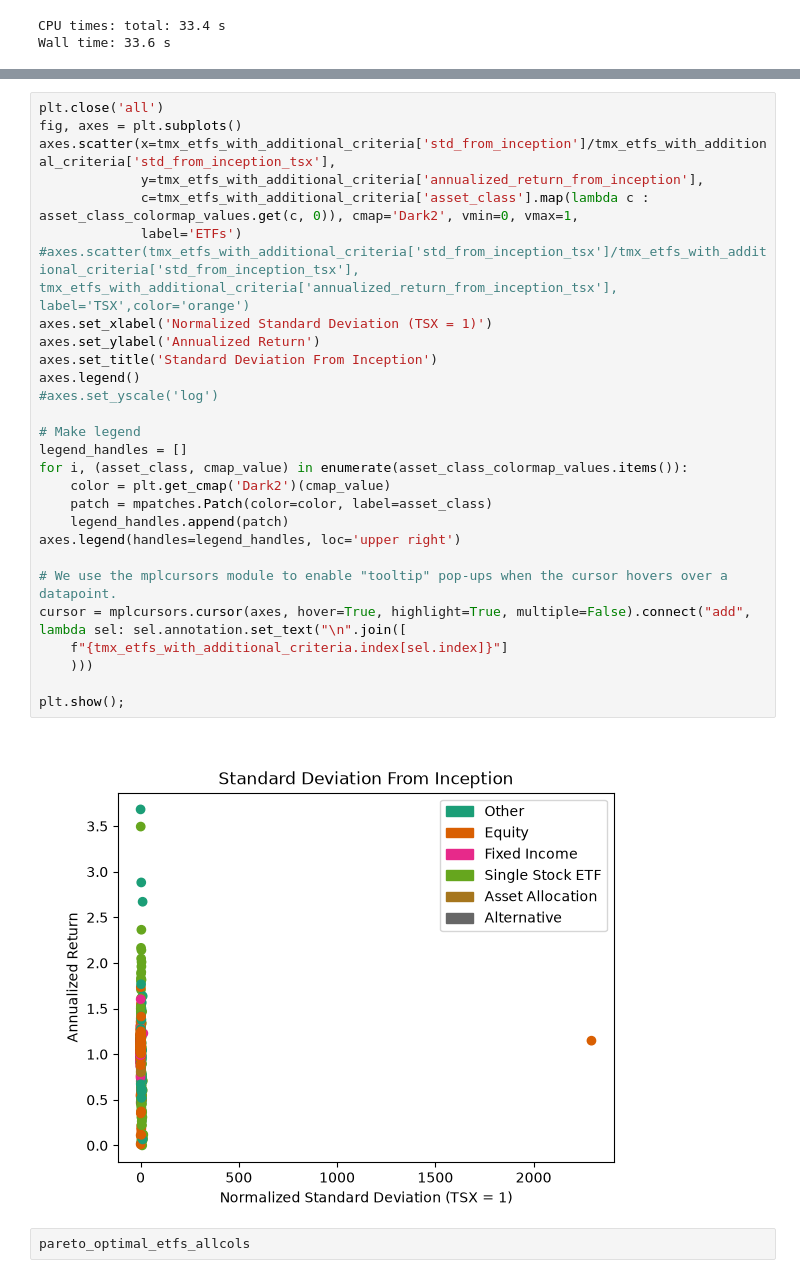
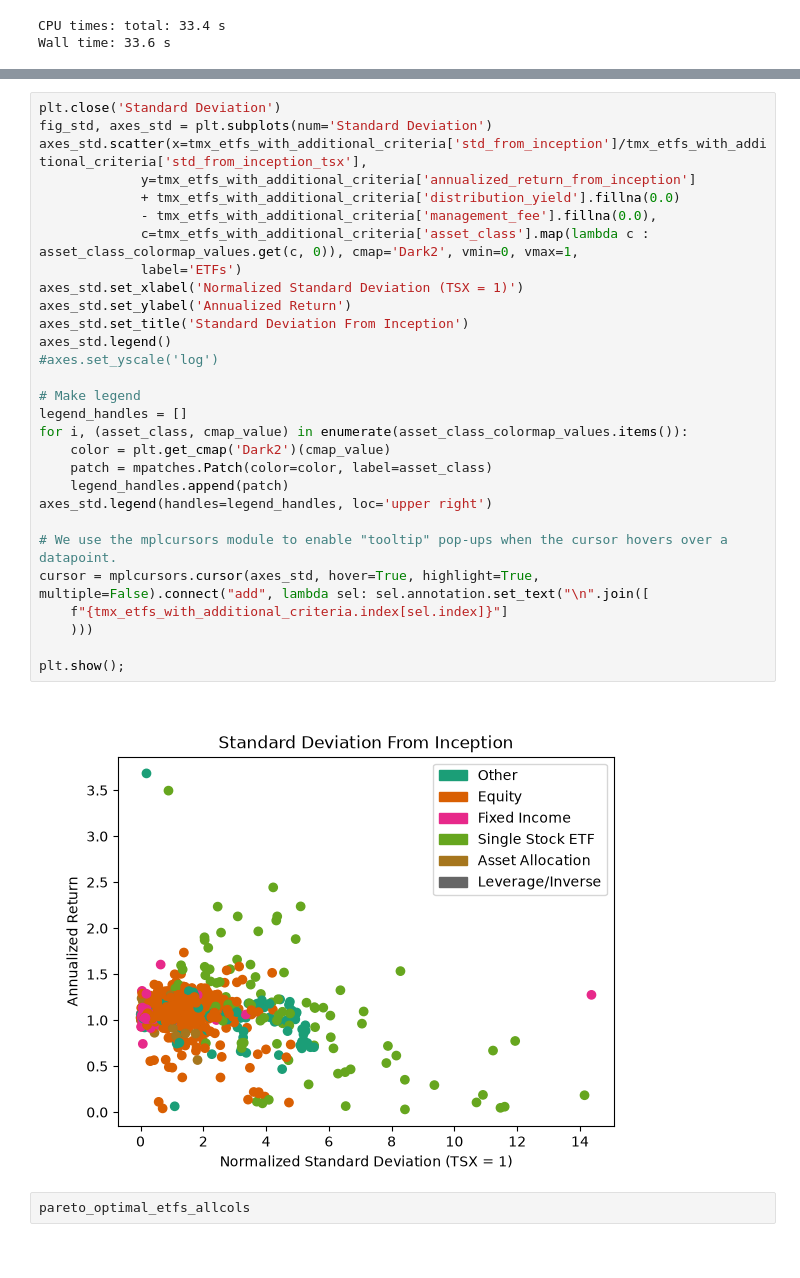
Before and after one commit to apetre/show-your-work, a Jupyter notebook: Choosing_an_ETF.ipynb, the cells around one changed output, grey strips where cells are left out. Saved outputs shown, nothing was run; the diff lists cells and outputs as text.

```diff
--- a/Choosing_an_ETF.ipynb
+++ b/Choosing_an_ETF.ipynb
@@ -1104,33 +1050,34 @@ Once we have the Pareto-optimal set, it can be viewed as a "shortlist", and pick
 # %%
-plt.close('all')
-fig, axes = plt.subplots()
-axes.scatter(x=tmx_etfs_with_additional_criteria['std_from_inception']/tmx_etfs_with_additional_criteria['std_from_inception_tsx'],
-             y=tmx_etfs_with_additional_criteria['annualized_return_from_inception'],
+plt.close('Standard Deviation')
+fig_std, axes_std = plt.subplots(num='Standard Deviation')
+axes_std.scatter(x=tmx_etfs_with_additional_criteria['std_from_inception']/tmx_etfs_with_additional_criteria['std_from_inception_tsx'],
+             y=tmx_etfs_with_additional_criteria['annualized_return_from_inception']
+             + tmx_etfs_with_additional_criteria['distribution_yield'].fillna(0.0)
+             - tmx_etfs_with_additional_criteria['management_fee'].fillna(0.0),
              c=tmx_etfs_with_additional_criteria['asset_class'].map(lambda c : asset_class_colormap_values.get(c, 0)), cmap='Dark2', vmin=0, vmax=1,
              label='ETFs')
-#axes.scatter(tmx_etfs_with_additional_criteria['std_from_inception_tsx']/tmx_etfs_with_additional_criteria['std_from_inception_tsx'], tmx_etfs_with_additional_criteria['annualized_return_from_inception_tsx'], label='TSX',color='orange')
-axes.set_xlabel('Normalized Standard Deviation (TSX = 1)')
-axes.set_ylabel('Annualized Return')
-axes.set_title('Standard Deviation From Inception')
-axes.legend()
+axes_std.set_xlabel('Normalized Standard Deviation (TSX = 1)')
+axes_std.set_ylabel('Annualized Return')
+axes_std.set_title('Standard Deviation From Inception')
+axes_std.legend()
 #axes.set_yscale('log')
 
 # Make legend
 legend_handles = []
 for i, (asset_class, cmap_value) in enumerate(asset_class_colormap_values.items()):
     color = plt.get_cmap('Dark2')(cmap_value)
     patch = mpatches.Patch(color=color, label=asset_class)
     legend_handles.append(patch)
-axes.legend(handles=legend_handles, loc='upper right')
+axes_std.legend(handles=legend_handles, loc='upper right')
 
 # We use the mplcursors module to enable "tooltip" pop-ups when the cursor hovers over a datapoint.
-cursor = mplcursors.cursor(axes, hover=True, highlight=True, multiple=False).connect("add", lambda sel: sel.annotation.set_text("\n".join([
+cursor = mplcursors.cursor(axes_std, hover=True, highlight=True, multiple=False).connect("add", lambda sel: sel.annotation.set_text("\n".join([
     f"{tmx_etfs_with_additional_criteria.index[sel.index]}"]
     )))
 
 plt.show();
 # %% [output]
-[figure, old version]
+[figure, new version]
 # %%
 pareto_optimal_etfs_allcols
 # %% [output]
```
Also changed, not shown: parts of 31 cells of this notebook.
